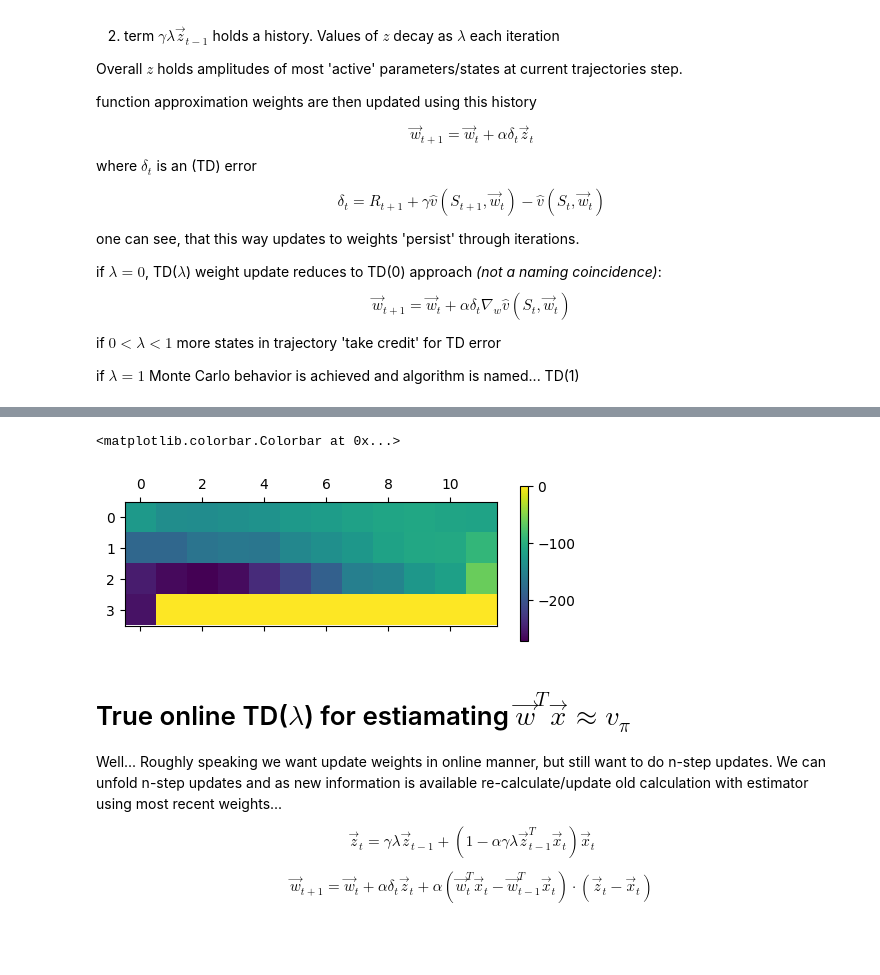
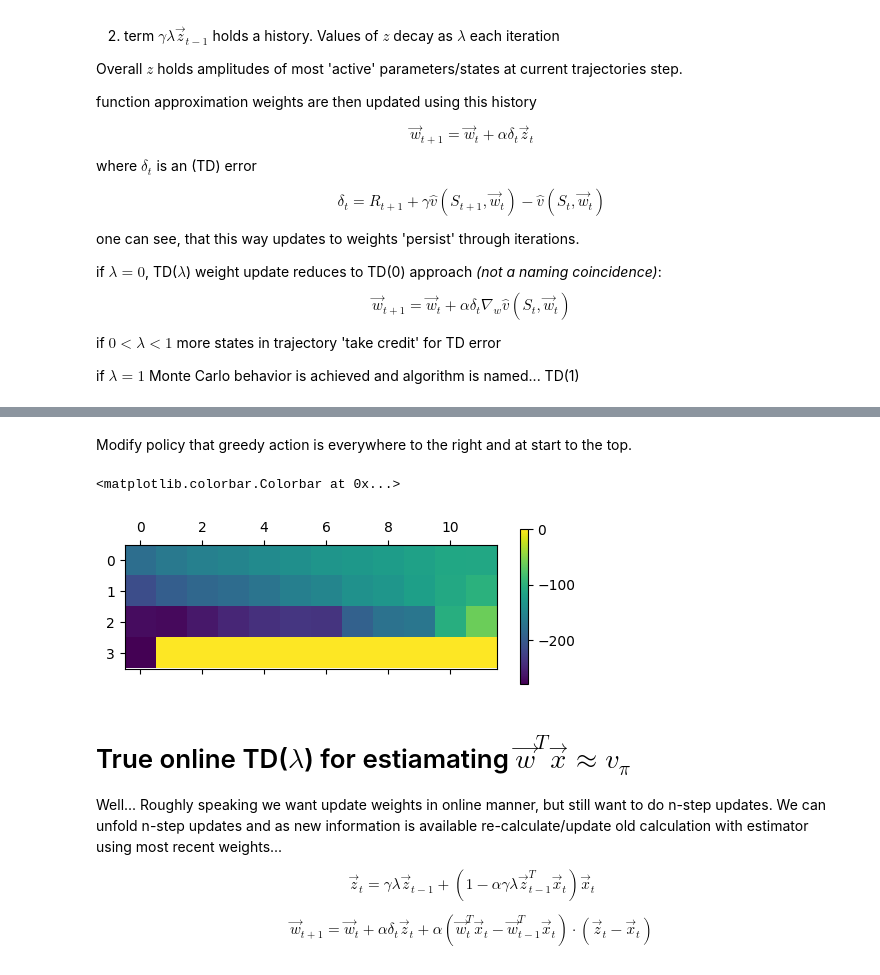
Before and after one commit to ajegorovs/aj_python_tool_lib, a Jupyter notebook: data_processing/neural_networks/RL_Reinforced_Learning/Sutton_P2_Ch12_Lambda_Methods.ipynb, the cells around one changed output, grey strips where cells are left out. Cells and saved outputs as stored; diff of their text form; code cells hidden in the pictures; blank space fills up the shorter version.

```diff
--- a/data_processing/neural_networks/RL_Reinforced_Learning/Sutton_P2_Ch12_Lambda_Methods.ipynb
+++ b/data_processing/neural_networks/RL_Reinforced_Learning/Sutton_P2_Ch12_Lambda_Methods.ipynb
@@ -99,36 +135,16 @@ class TD_Lambda(env_approx):
-# %%
-def TD_Lambda_Loop(env: TD_Lambda, N = 1):
-
-    tq_iter = tqdm(range(N))
-    for i in tq_iter:
-        state           = env.reset()
-        env.z *= 0
-        while True:
-            At = env.sample_action(state, use_Qsa=False)
-            state_next, reward, terminal   = env.step(At)
-            env.update_z(state)
-            delta = env.target(reward,state, state_next)
-            env.update_Wv(env.ALPHA,delta)
-            state = state_next
-            if terminal: break
-    return
-
-
-env = TD_Lambda("CliffWalking-v0", eps=0.4)
-env.init_policy_entries()
-env.init_Qsa(False, action=1)
-env.Wq[:,36] = [0.5,0,0,0]  # start- up
-env.Wq[:,-1] *= 0           # terminal rew 0
-env.init_policy()
-env.Wq[:,36],env.sample_action(36)
-env.update_V()
-
-TD_Lambda_Loop(env, N = 1000)
-c = plt.matshow(env.Vs(None).reshape(4,12))
-plt.colorbar(c)
-# %% [output]
-<matplotlib.colorbar.Colorbar at 0x...>
-[figure, removed]
+# %% [markdown]
+Modify policy that greedy action is everywhere to the right and at start to the top.
+# %%
+env_TD_Lambda = TD_Lambda("CliffWalking-v0", eps=0.4, tile_params=None)
+env_TD_Lambda.policy += 1
+env_TD_Lambda.policy[36:] = 0
+
+TD_Lambda_Loop(env_TD_Lambda, N = 2000)
+c = plt.matshow(env_TD_Lambda.Wv.reshape(4,12))
+plt.colorbar(c)
+# %% [output]
+<matplotlib.colorbar.Colorbar at 0x...>
+[figure, added]
 # %% [markdown]
 # True online TD($\lambda$) for estiamating $\vec{w}^T \vec{x} \approx v_\pi$
 Well... Roughly speaking we want update weights in online manner, but still want to do n-step updates. We can unfold n-step updates and as new information is available re-calculate/update old calculation with estimator using most recent weights...
```
Also changed, not shown: parts of 23 cells of this notebook, 1 other file.
